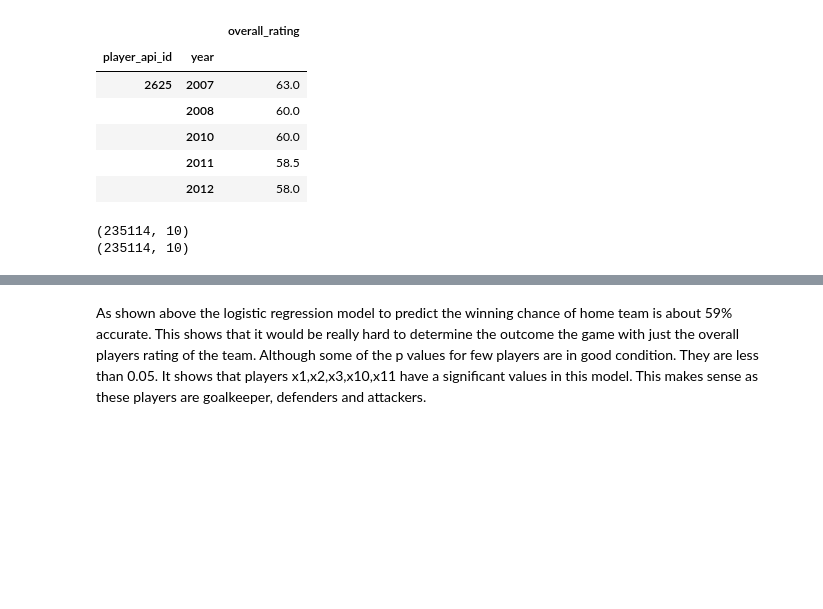
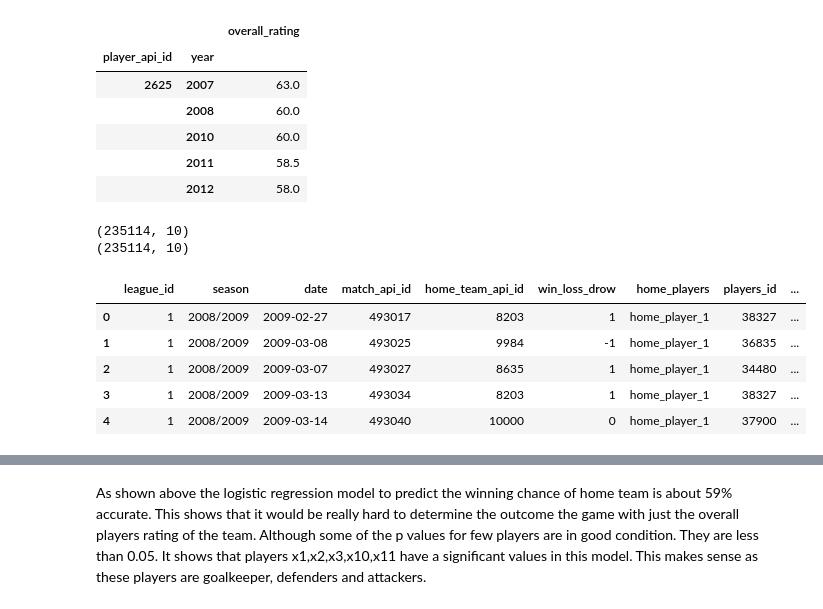
Before and after one commit to kgebrehi/European_Soccer_Analysis, a Jupyter notebook: cmsc320Final.ipynb, the cells around one changed output, grey strips where cells are left out. Cells and saved outputs as stored; diff of their text form; code cells hidden in the pictures; blank space fills up the shorter version.

```diff
--- a/cmsc320Final.ipynb
+++ b/cmsc320Final.ipynb
@@ -1444,3 +1442,12 @@ grouped_matches_teams_players= matches_teams_players.groupby('match_api_id')
+# %%
+matches_teams_players.head()
+# %% [output]
+|  | league_id | season | date | match_api_id | home_team_api_id | win_loss_drow | home_players | players_id | ... |
+| 0 | 1 | 2008/2009 | 2009-02-27 | 493017 | 8203 | 1 | home_player_1 | 38327 | ... |
+| 1 | 1 | 2008/2009 | 2009-03-08 | 493025 | 9984 | -1 | home_player_1 | 36835 | ... |
+| 2 | 1 | 2008/2009 | 2009-03-07 | 493027 | 8635 | 1 | home_player_1 | 34480 | ... |
+| 3 | 1 | 2008/2009 | 2009-03-13 | 493034 | 8203 | 1 | home_player_1 | 38327 | ... |
+| 4 | 1 | 2008/2009 | 2009-03-14 | 493040 | 10000 | 0 | home_player_1 | 37900 | ... |
 # %%
 from sklearn.model_selection import KFold
 from sklearn.model_selection import cross_val_score
```
Also changed, not shown: parts of 19 cells of this notebook, 1 other file.
